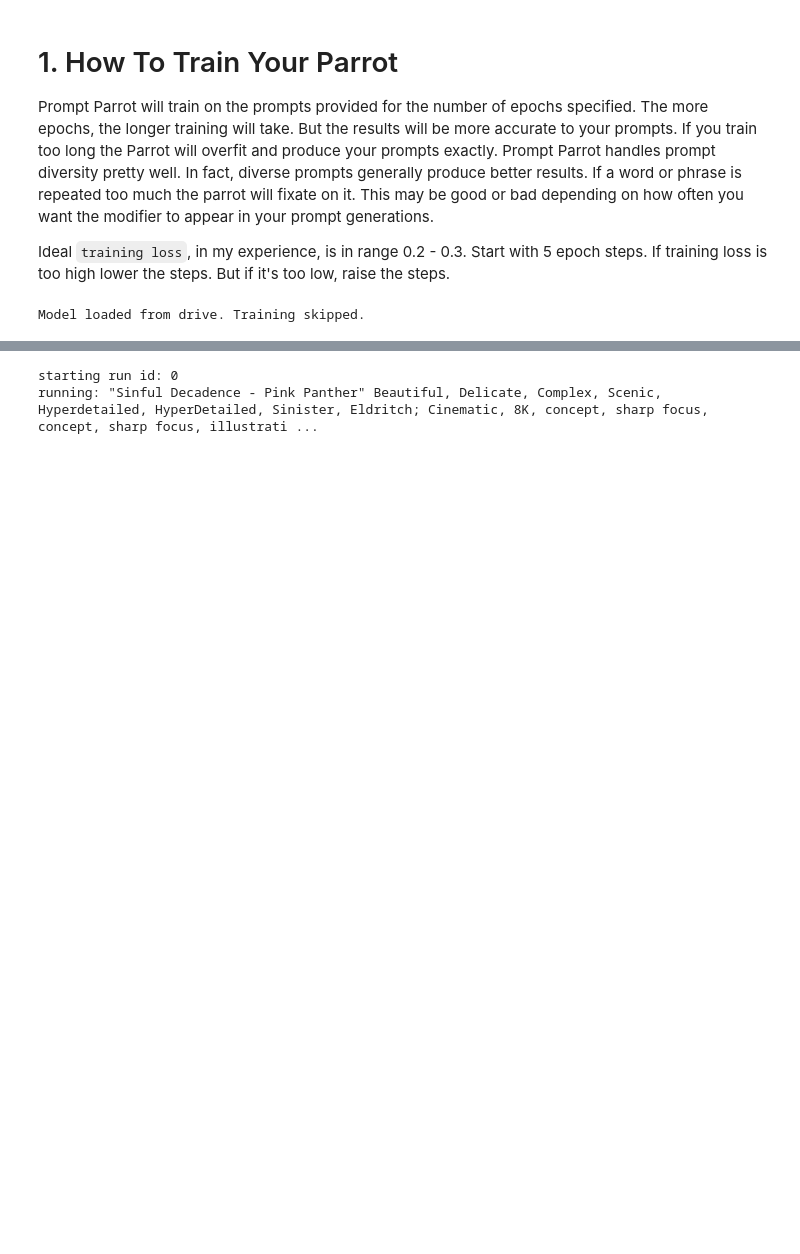
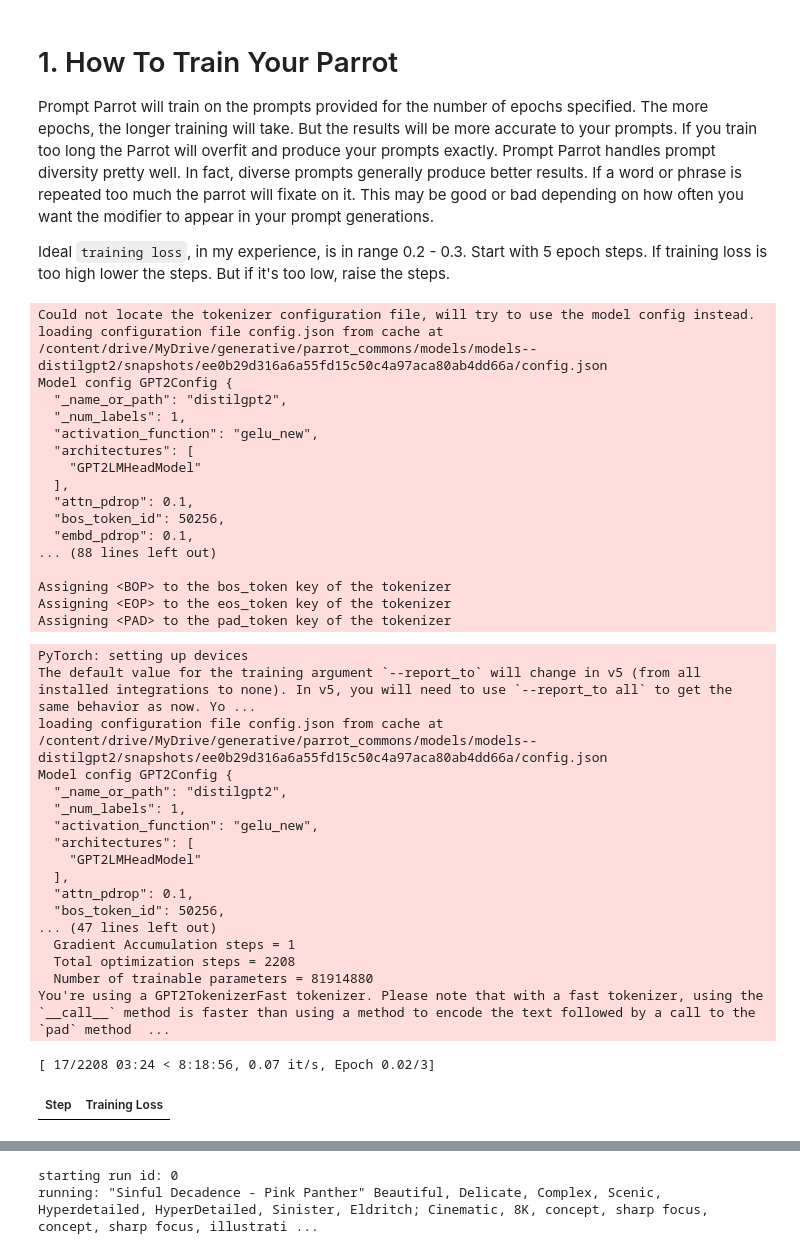
Before and after one commit to Bob-Harper/desktop-tutorial, a Jupyter notebook: Calliope_Prompt_Parrot_v2_5.ipynb, the cells around one changed output, grey strips where cells are left out. Saved outputs shown, nothing was run; the diff lists cells and outputs as text; code cells hidden in the pictures; blank space fills up the shorter version.

```diff
--- a/Calliope_Prompt_Parrot_v2_5.ipynb
+++ b/Calliope_Prompt_Parrot_v2_5.ipynb
@@ -680,9 +966,9 @@ Ideal `training loss`, in my experience, is in range 0.2 - 0.3. Start with 5 epo
 #@title 1.1 Parrot Training == Mode is important - Train New if it's the first time of course, or if you are adding new prompts to the mix.  Otherwise switch to LOAD EXISTING PARROT.
 
 #@markdown Model Settings
-mode = "Load Existing Parrot" #@param["Train New Parrot", "Load Existing Parrot"]
+mode = "Train New Parrot" #@param["Train New Parrot", "Load Existing Parrot"]
 model_name = "prompt_parrot" #@param{type:"string"}
-num_train_epochs=5 #@param{type:"integer"}
+num_train_epochs=3 #@param{type:"integer"}
 
 #@markdown Prompts Settings
 prompts_source = "Use Kyrick Prompts" #@param["Use Kyrick Prompts", "Load Text File"]
@@ -755,34 +1041,69 @@ else:
 
 
 
 
     # train the model
     training_args = TrainingArguments(
         output_dir='./output',
         overwrite_output_dir=True,
         num_train_epochs=num_train_epochs,
         per_device_train_batch_size=1,
         prediction_loss_only=True,
         logging_steps=100,
         save_steps=0,
         seed=random.randint(0, 2**32-1),
     )
     model = AutoModelForCausalLM.from_pretrained("distilgpt2", cache_dir=CACHE_PATH)
     model.resize_token_embeddings(len(tokenizer))
     data_collator = DataCollatorForLanguageModeling(tokenizer=tokenizer, mlm=False)
     trainer = Trainer(
         model=model,
         tokenizer=tokenizer,
         args=training_args,
         data_collator=data_collator,
         train_dataset=tokenized_dataset,
     )
 
     trainer.train()
 
     model.save_pretrained(str(saved_model_path))
 # %% [output]
-Model loaded from drive. Training skipped.
+Could not locate the tokenizer configuration file, will try to use the model config instead.
+loading configuration file config.json from cache at /content/drive/MyDrive/generative/parrot_commons/models/models--distilgpt2/snapshots/ee0b29d316a6a55fd15c50c4a97aca80ab4dd66a/config.json
+Model config GPT2Config {
+  "_name_or_path": "distilgpt2",
+  "_num_labels": 1,
+  "activation_function": "gelu_new",
+  "architectures": [
+    "GPT2LMHeadModel"
+  ],
+  "attn_pdrop": 0.1,
+  "bos_token_id": 50256,
+  "embd_pdrop": 0.1,
+... (88 lines left out)
+
+Assigning <BOP> to the bos_token key of the tokenizer
+Assigning <EOP> to the eos_token key of the tokenizer
+Assigning <PAD> to the pad_token key of the tokenizer
+PyTorch: setting up devices
+The default value for the training argument `--report_to` will change in v5 (from all installed integrations to none). In v5, you will need to use `--report_to all` to get the same behavior as now. Yo ...
+loading configuration file config.json from cache at /content/drive/MyDrive/generative/parrot_commons/models/models--distilgpt2/snapshots/ee0b29d316a6a55fd15c50c4a97aca80ab4dd66a/config.json
+Model config GPT2Config {
+  "_name_or_path": "distilgpt2",
+  "_num_labels": 1,
+  "activation_function": "gelu_new",
+  "architectures": [
+    "GPT2LMHeadModel"
+  ],
+  "attn_pdrop": 0.1,
+  "bos_token_id": 50256,
+... (47 lines left out)
+  Gradient Accumulation steps = 1
+  Total optimization steps = 2208
+  Number of trainable parameters = 81914880
+You're using a GPT2TokenizerFast tokenizer. Please note that with a fast tokenizer, using the `__call__` method is faster than using a method to encode the text followed by a call to the `pad` method  ...
+[ 17/2208 03:24 < 8:18:56, 0.07 it/s, Epoch 0.02/3]
+| Step | Training Loss |
 # %%
 #@title 1.2 Generate prompts!
 
```
Also changed, not shown: parts of 9 cells of this notebook.
